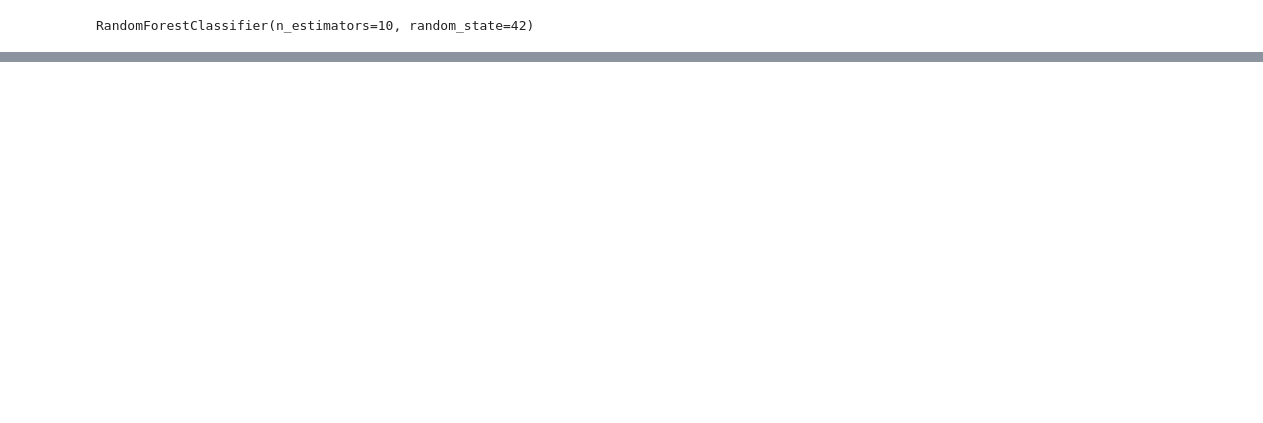
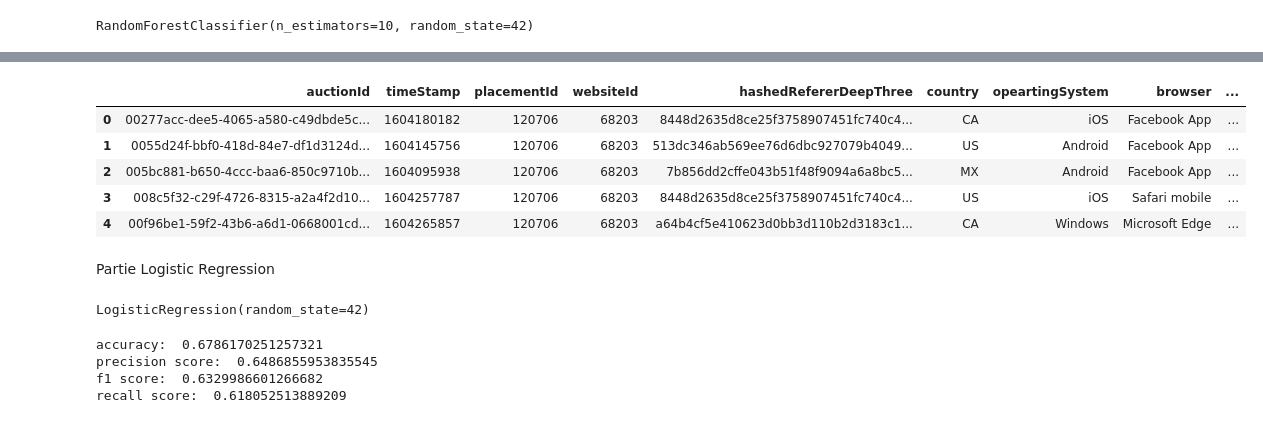
Before and after one commit to LStiffel/kaggle_competition, a Jupyter notebook: kaggle_competition.ipynb, the cells around one changed output, grey strips where cells are left out. Saved outputs shown, nothing was run; the diff lists cells and outputs as text; code cells hidden in the pictures; blank space fills up the shorter version.

```diff
--- a/kaggle_competition.ipynb
+++ b/kaggle_competition.ipynb
@@ -95,0 +132,11 @@ recall score:  0.6804444546900574
+# %%
+#Final df is the test set with the auction ids and the predicted isSold values.
+final_df = pd.read_csv('test.csv')
+final_df.head()
+# %% [output]
+|  | auctionId | timeStamp | placementId | websiteId | hashedRefererDeepThree | country | opeartingSystem | browser | ... |
+| 0 | 00277acc-dee5-4065-a580-c49dbde5c... | 1604180182 | 120706 | 68203 | 8448d2635d8ce25f3758907451fc740c4... | CA | iOS | Facebook App | ... |
+| 1 | 0055d24f-bbf0-418d-84e7-df1d3124d... | 1604145756 | 120706 | 68203 | 513dc346ab569ee76d6dbc927079b4049... | US | Android | Facebook App | ... |
+| 2 | 005bc881-b650-4ccc-baa6-850c9710b... | 1604095938 | 120706 | 68203 | 7b856dd2cffe043b51f48f9094a6a8bc5... | MX | Android | Facebook App | ... |
+| 3 | 008c5f32-c29f-4726-8315-a2a4f2d10... | 1604257787 | 120706 | 68203 | 8448d2635d8ce25f3758907451fc740c4... | US | iOS | Safari mobile | ... |
+| 4 | 00f96be1-59f2-43b6-a6d1-0668001cd... | 1604265857 | 120706 | 68203 | a64b4cf5e410623d0bb3d110b2d3183c1... | CA | Windows | Microsoft Edge | ... |
@@ -95,0 +152,22 @@ recall score:  0.6804444546900574
+# %% [markdown]
+Partie Logistic Regression
+# %%
+from sklearn.linear_model import LogisticRegression
+
+lr = LogisticRegression(random_state=42)
+lr.fit(X_train, y_train)
+# %% [output]
+LogisticRegression(random_state=42)
+# %%
+from sklearn.metrics import accuracy_score, f1_score, confusion_matrix, recall_score, precision_score
+
+y_pred = lr.predict(X_test)
+print('accuracy: ', accuracy_score(y_test, y_pred))
+print('precision score: ', precision_score(y_test, y_pred))
+print('f1 score: ', f1_score(y_test, y_pred))
+print('recall score: ', recall_score(y_test, y_pred))
+# %% [output]
+accuracy:  0.6786170251257321
+precision score:  0.6486855953835545
+f1 score:  0.6329986601266682
+recall score:  0.618052513889209
```
Also changed, not shown: parts of 25 cells of this notebook, 5 other files.
